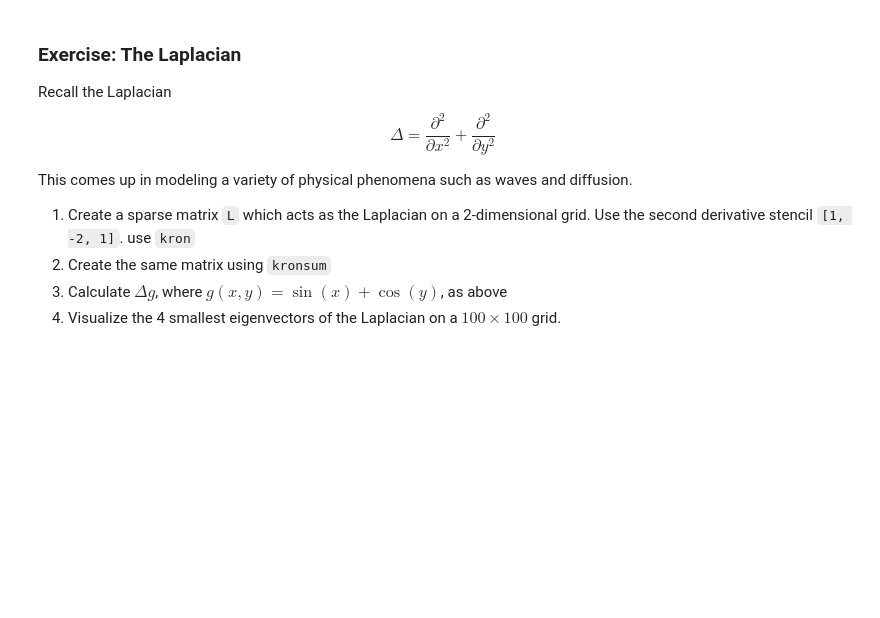
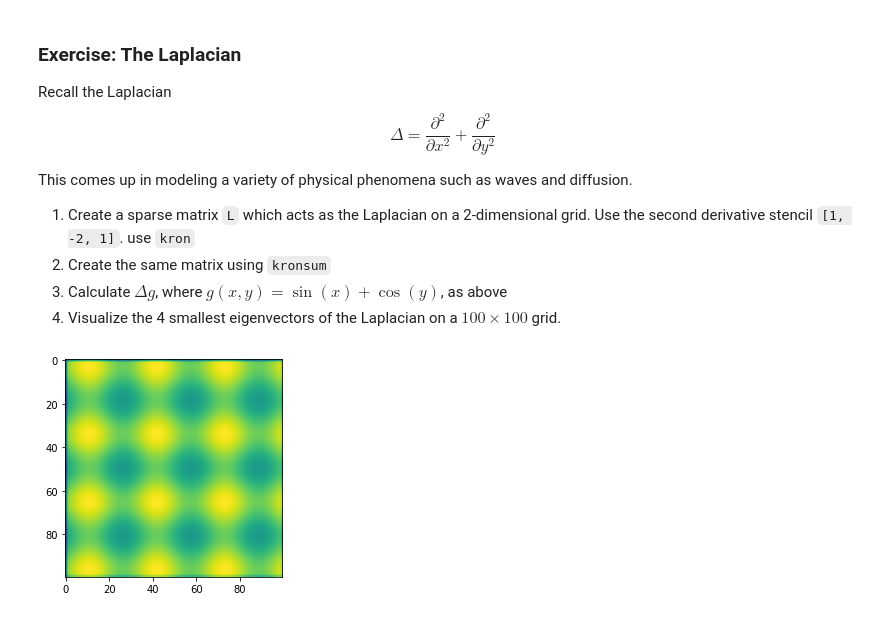
Before and after one commit to caam37830/book, a Jupyter notebook: 04_functions/differentiation.ipynb, the cells around one changed output. Drawn from its saved outputs; the diff is of its cells as text; code cells hidden in the pictures; blank space fills up the shorter version.

```diff
--- a/04_functions/differentiation.ipynb
+++ b/04_functions/differentiation.ipynb
@@ -442,0 +501,24 @@ This comes up in modeling a variety of physical phenomena such as waves and diff
+# %%
+# Part 1
+D = forward_diff_matrix(100) @ backward_diff_matrix(100)
+
+# Applying sparse.kron to get the second derivative in each direction
+D2x = sparse.kron(sparse.eye(100), D).tocsr()
+D2y = sparse.kron(D, sparse.eye(100)).tocsr()
+
+# Laplacian
+L1 = D2x + D2y
+
+# Part 2
+L2 = sparse.kronsum(D, D)
+
+# Part 3
+xx, yy = np.meshgrid(np.linspace(-10,10,100), np.linspace(-10,10,100))
+g2d = np.sin(xx) + np.cos(yy)
+g = g2d.flatten()
+g1 = L1 @ g
+g2 = L2 @ g
+plt.imshow(g1.reshape(100,100))
+plt.show()
+# %% [output]
+[figure, added]
```
Also changed, not shown: parts of 8 cells of this notebook.
